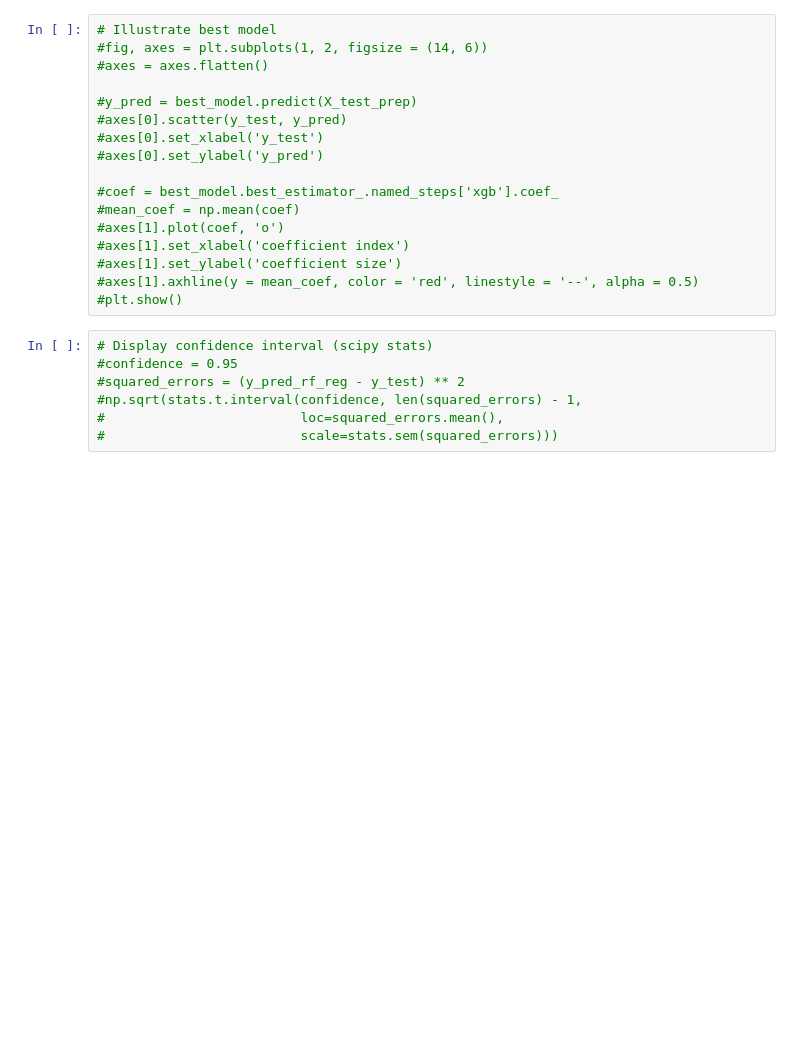
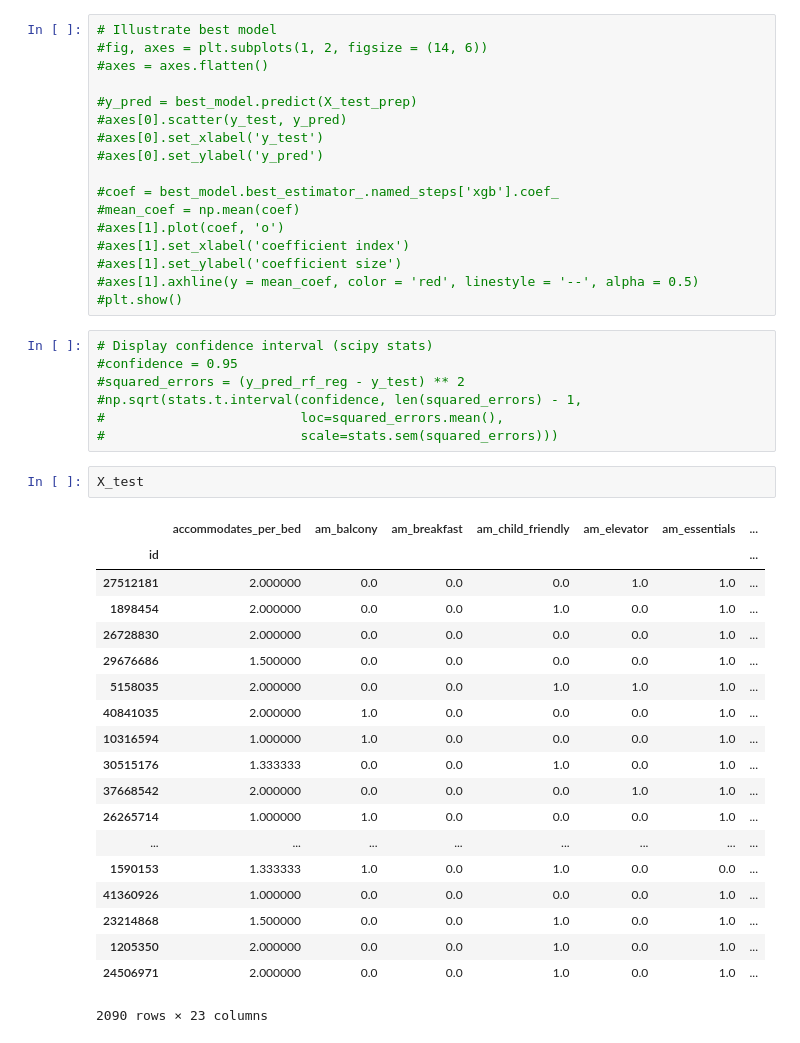
Before and after one commit to Rurbinasal/AIRBNB-Berlin-Listing-Price-Indicator, a Jupyter notebook: 5_Predictive_Modeling.ipynb, the cells around one changed output. Saved outputs shown, nothing was run; the diff lists cells and outputs as text; blank space fills up the shorter version.

```diff
--- a/5_Predictive_Modeling.ipynb
+++ b/5_Predictive_Modeling.ipynb
@@ -2537,3 +2540,25 @@ best_models_reg = [best_model_xgb_reg, best_model_svm_reg]
 #np.sqrt(stats.t.interval(confidence, len(squared_errors) - 1,
 #                         loc=squared_errors.mean(),
 #                         scale=stats.sem(squared_errors)))
+# %%
+X_test
+# %% [output]
+|  | accommodates_per_bed | am_balcony | am_breakfast | am_child_friendly | am_elevator | am_essentials | ... |
+| id |  |  |  |  |  |  | ... |
+| 27512181 | 2.000000 | 0.0 | 0.0 | 0.0 | 1.0 | 1.0 | ... |
+| 1898454 | 2.000000 | 0.0 | 0.0 | 1.0 | 0.0 | 1.0 | ... |
+| 26728830 | 2.000000 | 0.0 | 0.0 | 0.0 | 0.0 | 1.0 | ... |
+| 29676686 | 1.500000 | 0.0 | 0.0 | 0.0 | 0.0 | 1.0 | ... |
+| 5158035 | 2.000000 | 0.0 | 0.0 | 1.0 | 1.0 | 1.0 | ... |
+| 40841035 | 2.000000 | 1.0 | 0.0 | 0.0 | 0.0 | 1.0 | ... |
+| 10316594 | 1.000000 | 1.0 | 0.0 | 0.0 | 0.0 | 1.0 | ... |
+| 30515176 | 1.333333 | 0.0 | 0.0 | 1.0 | 0.0 | 1.0 | ... |
+| 37668542 | 2.000000 | 0.0 | 0.0 | 0.0 | 1.0 | 1.0 | ... |
+| 26265714 | 1.000000 | 1.0 | 0.0 | 0.0 | 0.0 | 1.0 | ... |
+| ... | ... | ... | ... | ... | ... | ... | ... |
+| 1590153 | 1.333333 | 1.0 | 0.0 | 1.0 | 0.0 | 0.0 | ... |
+| 41360926 | 1.000000 | 0.0 | 0.0 | 0.0 | 0.0 | 1.0 | ... |
+| 23214868 | 1.500000 | 0.0 | 0.0 | 1.0 | 0.0 | 1.0 | ... |
+| 1205350 | 2.000000 | 0.0 | 0.0 | 1.0 | 0.0 | 1.0 | ... |
+| 24506971 | 2.000000 | 0.0 | 0.0 | 1.0 | 0.0 | 1.0 | ... |
+2090 rows × 23 columns
```
Also changed, not shown: parts of 19 cells of this notebook, 2 other files.
